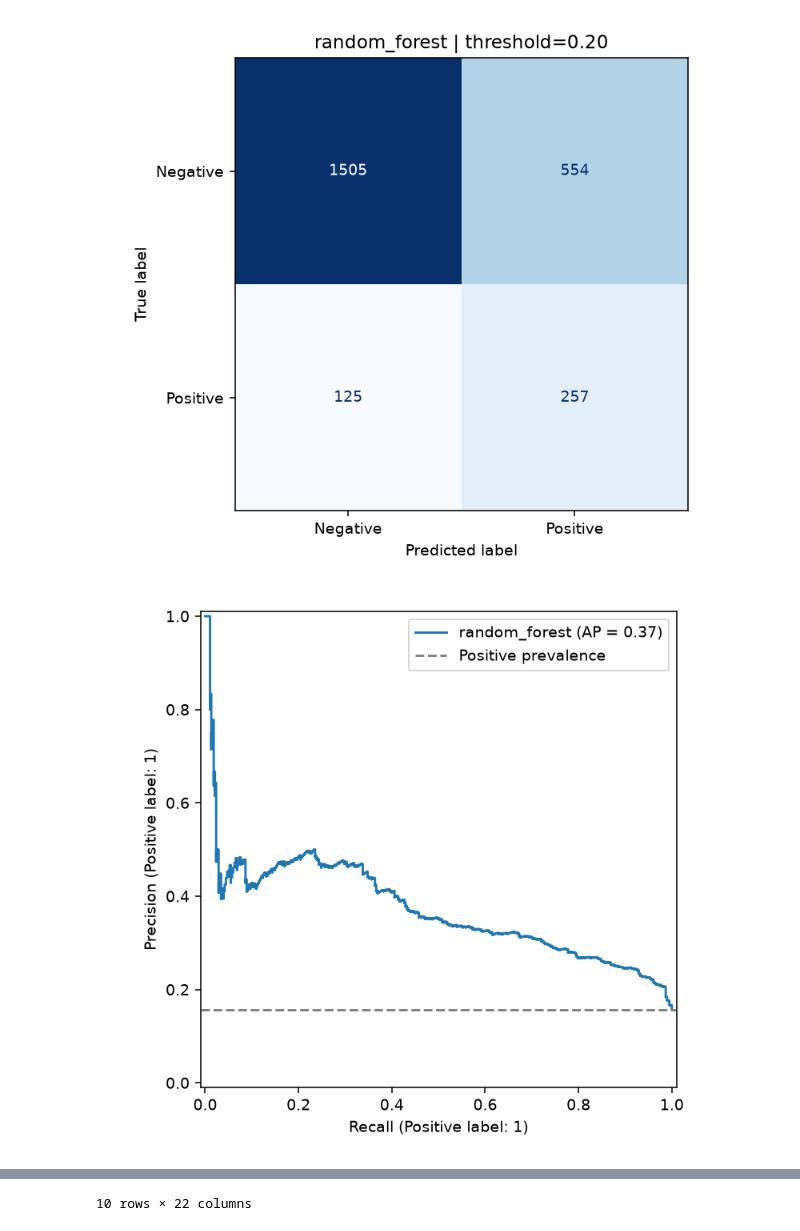
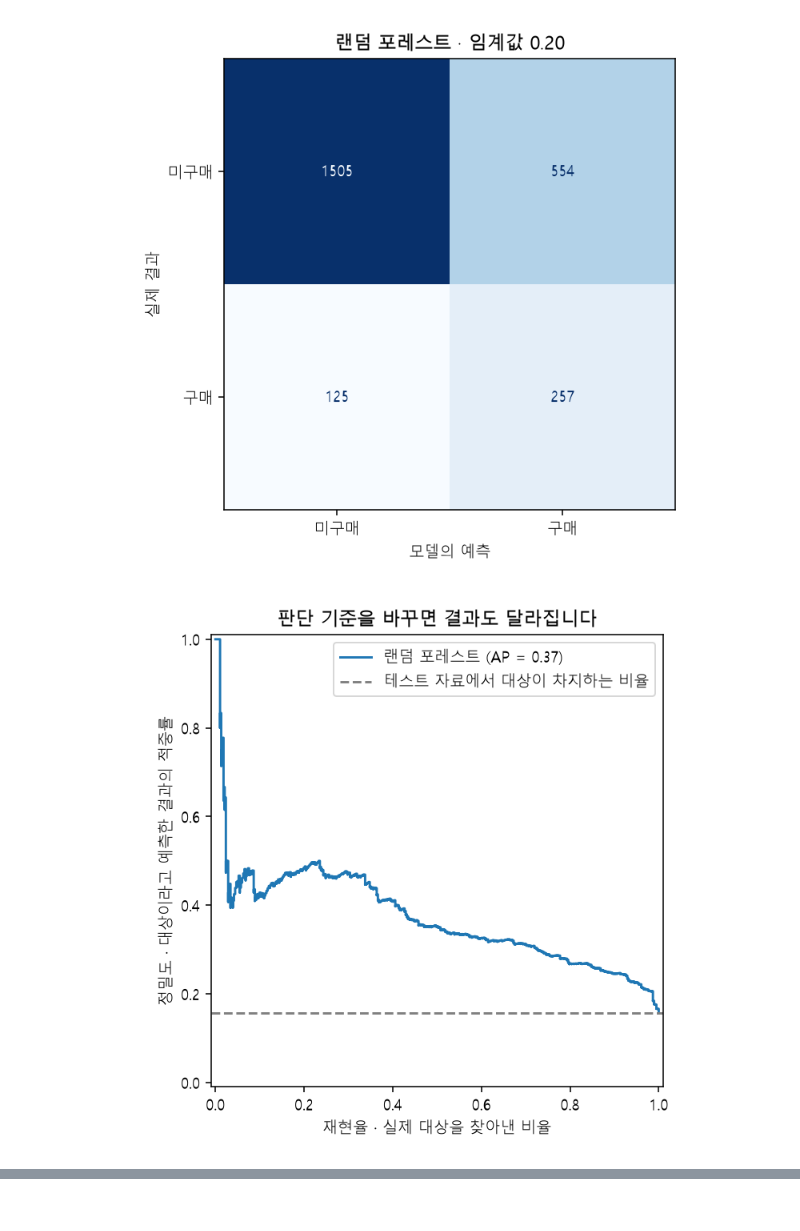
Before and after one commit to JHZZAng12/online-shopping-conversion, a Jupyter notebook: analysis.ipynb, the cells around one changed output, grey strips where cells are left out. Drawn from its saved outputs; the diff is of its cells as text; code cells hidden in the pictures.

```diff
--- a/analysis.ipynb
+++ b/analysis.ipynb
@@ -125,6 +127,6 @@ display(Image(filename="feature_distributions.png"))
 # %%
-display(pd.Series(result["test"]).to_frame("test"))
-display(Image(filename="confusion_matrix.png"))
-display(Image(filename="precision_recall.png"))
-display(pd.read_csv("misclassified.csv").head(10))
+display(pd.Series(result['test']).rename(index=METRIC_LABELS).to_frame('최종 테스트 결과'))
+display(Image(filename='confusion_matrix.png'))
+display(Image(filename='precision_recall.png'))
+display(errors_for_readers(pd.read_csv('misclassified.csv').head(10), False))
 # %% [output]
@@ -138,2 +140,2 @@ display(pd.read_csv("misclassified.csv").head(10))
-[figure, old version]
+[figure, new version]
-[figure, old version]
+[figure, new version]
@@ -151,2 +153 @@ display(pd.read_csv("misclassified.csv").head(10))
-10 rows × 22 columns
 # %% [markdown]
```
Also changed, not shown: parts of 15 cells of this notebook, 12 other files.
